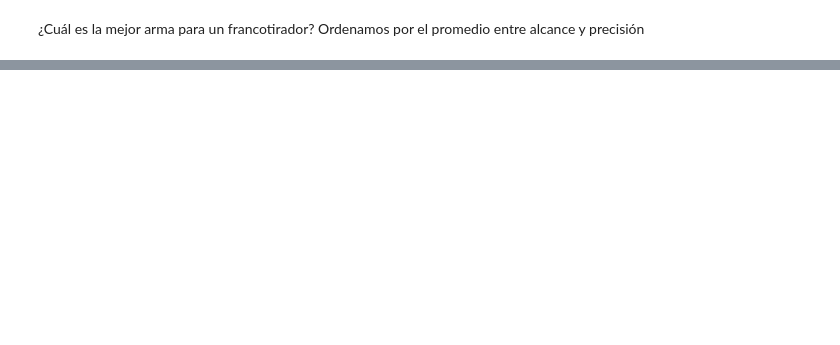
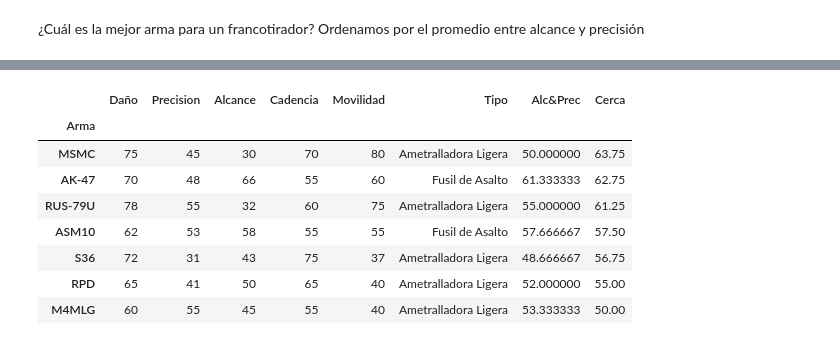
Before and after one commit to gmonce/datascience, a Jupyter notebook: src/Intro_Pandas.ipynb, the cells around one changed output, grey strips where cells are left out. Drawn from its saved outputs; the diff is of its cells as text; code cells hidden in the pictures; blank space fills up the shorter version.

```diff
--- a/src/Intro_Pandas.ipynb
+++ b/src/Intro_Pandas.ipynb
@@ -840,0 +814,16 @@ df4.sort_values('Alc&Prec', ascending=False)
+# %%
+# Ahora promediamos el resto, para los tiradores de cerca
+# Elmino las que hacen poco daño o  tienen poca cadencia
+df4['Cerca']=(df4['Cadencia']+ df4['Alcance']+ df4['Daño']+ df4['Movilidad'])/4
+
+df4[(df4['Daño']>50) & (df4['Cadencia']>50)].sort_values('Cerca', ascending=False)
+# %% [output]
+|  | Daño | Precision | Alcance | Cadencia | Movilidad | Tipo | Alc&Prec | Cerca |
+| Arma |  |  |  |  |  |  |  |  |
+| MSMC | 75 | 45 | 30 | 70 | 80 | Ametralladora Ligera | 50.000000 | 63.75 |
+| AK-47 | 70 | 48 | 66 | 55 | 60 | Fusil de Asalto | 61.333333 | 62.75 |
+| RUS-79U | 78 | 55 | 32 | 60 | 75 | Ametralladora Ligera | 55.000000 | 61.25 |
+| ASM10 | 62 | 53 | 58 | 55 | 55 | Fusil de Asalto | 57.666667 | 57.50 |
+| S36 | 72 | 31 | 43 | 75 | 37 | Ametralladora Ligera | 48.666667 | 56.75 |
+| RPD | 65 | 41 | 50 | 65 | 40 | Ametralladora Ligera | 52.000000 | 55.00 |
+| M4MLG | 60 | 55 | 45 | 55 | 40 | Ametralladora Ligera | 53.333333 | 50.00 |
```
Also changed, not shown: parts of 21 cells of this notebook, 7 other files.
